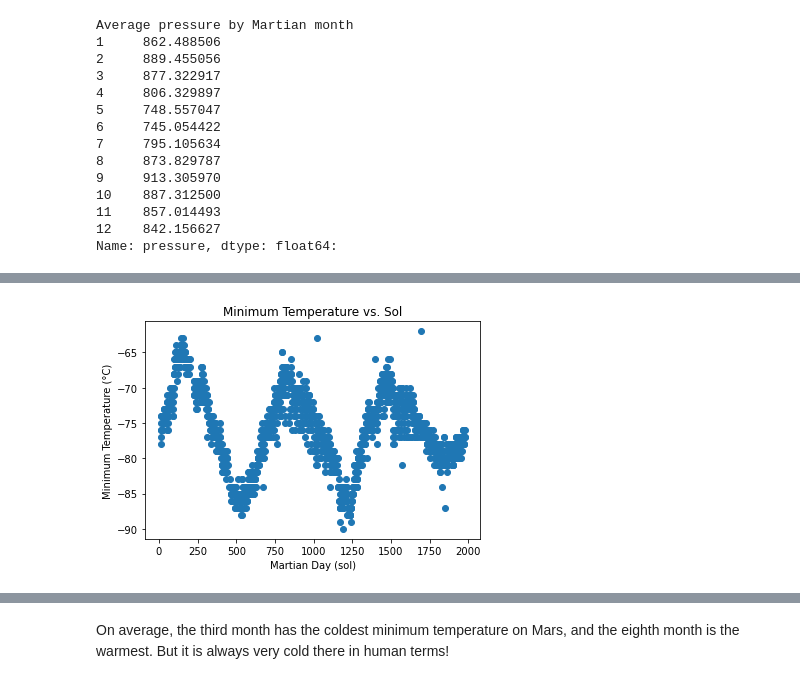
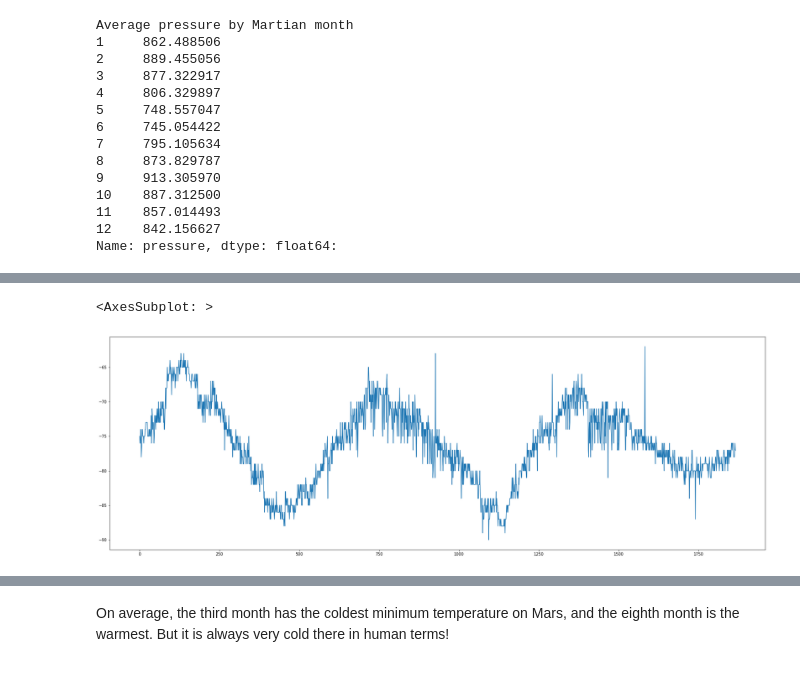
Before and after one commit to lynnh21/data_collection_challenge, a Jupyter notebook: part_2_mars_weather.ipynb, the cells around one changed output, grey strips where cells are left out. Cells and saved outputs as stored; diff of their text form; code cells hidden in the pictures.

```diff
--- a/part_2_mars_weather.ipynb
+++ b/part_2_mars_weather.ipynb
@@ -223,13 +225,6 @@ plt.show()
-# %%
-# 5. How many terrestrial (earth) days are there in a Martian year?
-earth_days_in_martian_year = round(687 * (360 / mars_df['ls']))
-earth_days_in_martian_year
-
-#plotting the daily minimum temperature
-plt.scatter(mars_df['sol'], mars_df['min_temp'])
-plt.xlabel('Martian Day (sol)')
-plt.ylabel('Minimum Temperature (°C)')
-plt.title('Minimum Temperature vs. Sol')
-plt.show()
-# %% [output]
-[figure, removed]
+# %%
+# 5. How many terrestrial (earth) days are there in a Martian year?
+mars_df.min_temp.plot(figsize=[30,10])
+# %% [output]
+<AxesSubplot: >
+[figure, added]
```
Also changed, not shown: parts of 5 cells of this notebook, 1 other file.
